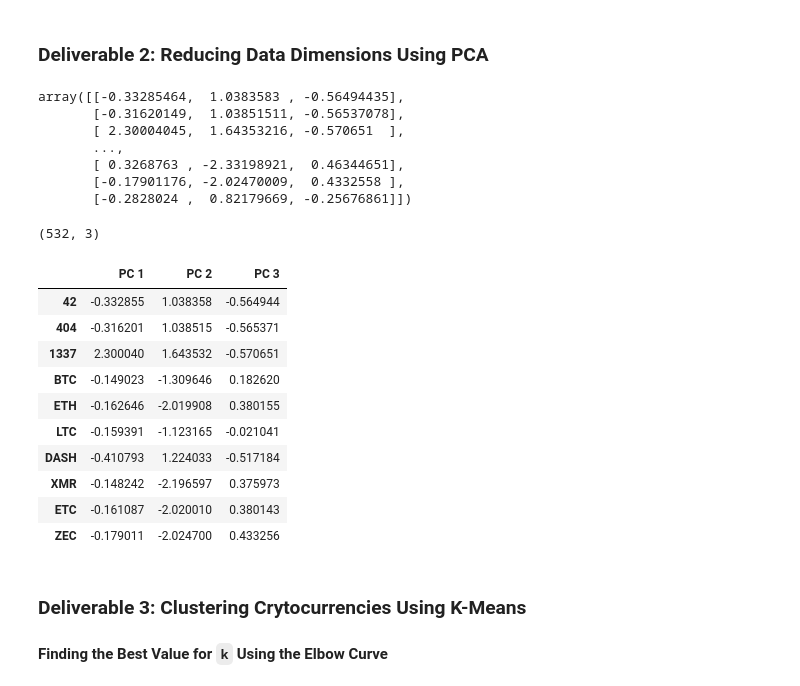
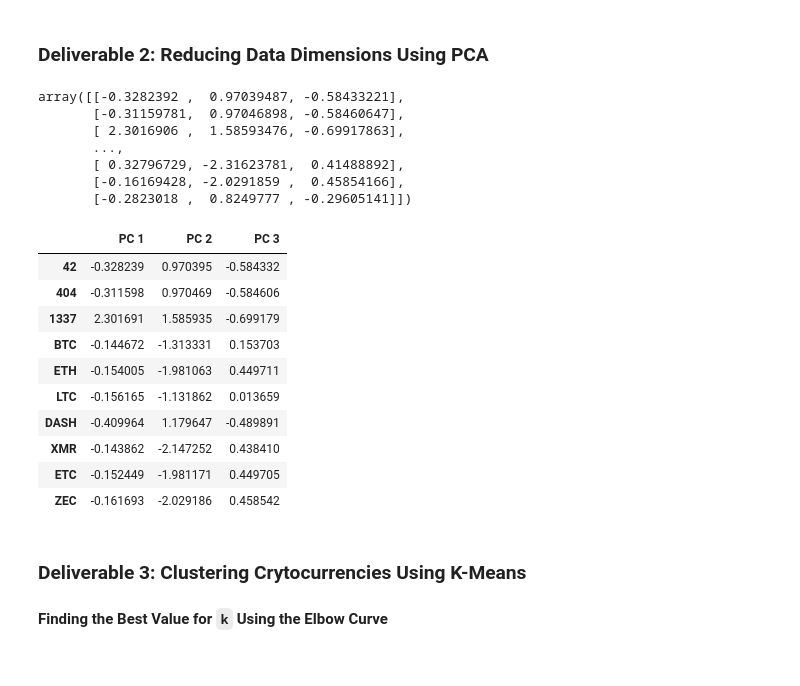
Before and after one commit to kmomolina/Cryptocurrencies, a Jupyter notebook: crypto_clustering.ipynb, the cells around one changed output. Saved outputs shown, nothing was run; the diff lists cells and outputs as text; code cells hidden in the pictures.

```diff
--- a/crypto_clustering.ipynb
+++ b/crypto_clustering.ipynb
@@ -156,31 +156,37 @@ print(crypto_scaled[0:5])
 ### Deliverable 2: Reducing Data Dimensions Using PCA
 # %%
 # Using PCA to reduce dimension to three principal components.
-# YOUR CODE HERE
+pca = PCA(n_components=3)
+
+# Get two principal components for the iris data.
+crypto_pca = pca.fit_transform(crypto_scaled)
+crypto_pca
 # %% [output]
-array([[-0.33285464,  1.0383583 , -0.56494435],
-       [-0.31620149,  1.03851511, -0.56537078],
-       [ 2.30004045,  1.64353216, -0.570651  ],
+array([[-0.3282392 ,  0.97039487, -0.58433221],
+       [-0.31159781,  0.97046898, -0.58460647],
+       [ 2.3016906 ,  1.58593476, -0.69917863],
        ...,
-       [ 0.3268763 , -2.33198921,  0.46344651],
-       [-0.17901176, -2.02470009,  0.4332558 ],
-       [-0.2828024 ,  0.82179669, -0.25676861]])
+       [ 0.32796729, -2.31623781,  0.41488892],
+       [-0.16169428, -2.0291859 ,  0.45854166],
+       [-0.2823018 ,  0.8249777 , -0.29605141]])
 # %%
 # Create a DataFrame with the three principal components.
-# YOUR CODE HERE
+
+pcs_df = pd.DataFrame(
+    data=crypto_pca, columns=["PC 1", "PC 2", "PC 3"], index= X.index)
+pcs_df.head(10)
 # %% [output]
-(532, 3)
 |  | PC 1 | PC 2 | PC 3 |
-| 42 | -0.332855 | 1.038358 | -0.564944 |
-| 404 | -0.316201 | 1.038515 | -0.565371 |
-| 1337 | 2.300040 | 1.643532 | -0.570651 |
-| BTC | -0.149023 | -1.309646 | 0.182620 |
-| ETH | -0.162646 | -2.019908 | 0.380155 |
-| LTC | -0.159391 | -1.123165 | -0.021041 |
-| DASH | -0.410793 | 1.224033 | -0.517184 |
-| XMR | -0.148242 | -2.196597 | 0.375973 |
-| ETC | -0.161087 | -2.020010 | 0.380143 |
-| ZEC | -0.179011 | -2.024700 | 0.433256 |
+| 42 | -0.328239 | 0.970395 | -0.584332 |
+| 404 | -0.311598 | 0.970469 | -0.584606 |
+| 1337 | 2.301691 | 1.585935 | -0.699179 |
+| BTC | -0.144672 | -1.313331 | 0.153703 |
+| ETH | -0.154005 | -1.981063 | 0.449711 |
+| LTC | -0.156165 | -1.131862 | 0.013659 |
+| DASH | -0.409964 | 1.179647 | -0.489891 |
+| XMR | -0.143862 | -2.147252 | 0.438410 |
+| ETC | -0.152449 | -1.981171 | 0.449705 |
+| ZEC | -0.161693 | -2.029186 | 0.458542 |
 # %% [markdown]
 ### Deliverable 3: Clustering Crytocurrencies Using K-Means
 
```
Also changed, not shown: parts of 5 cells of this notebook.
